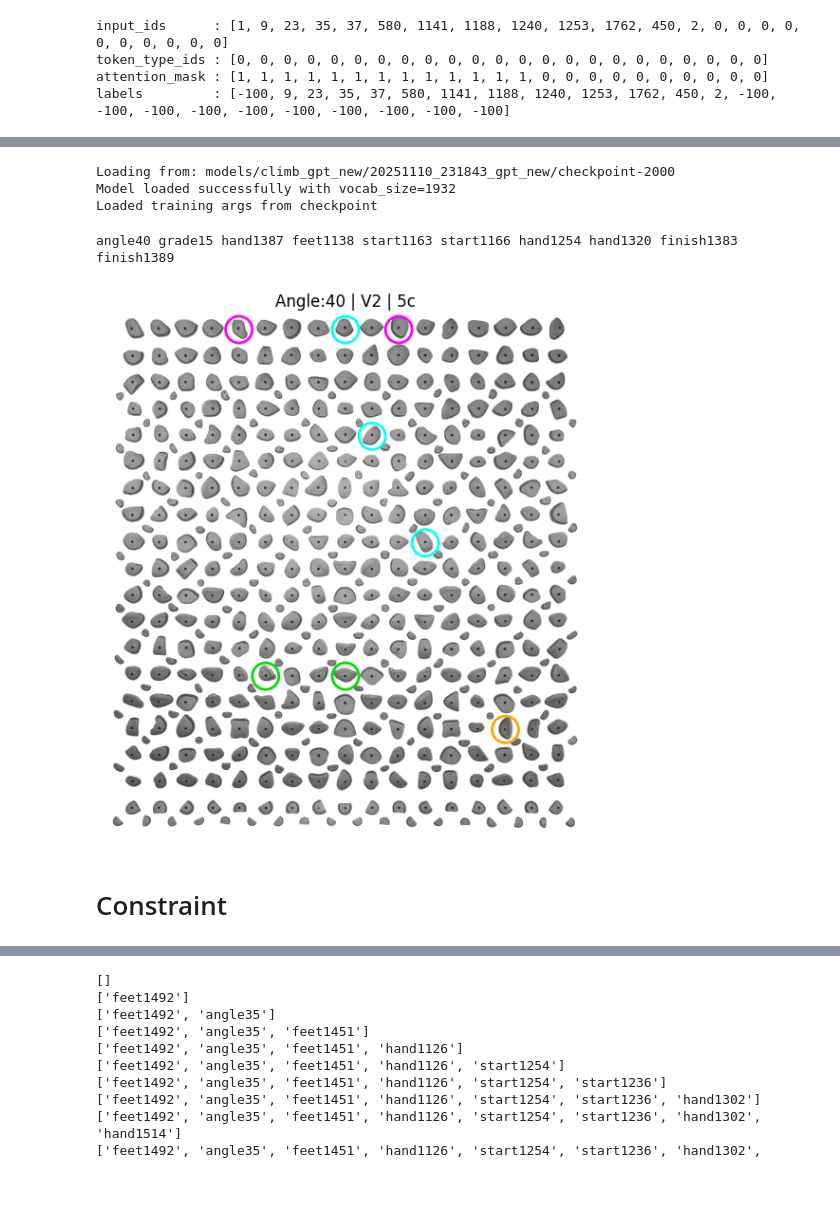
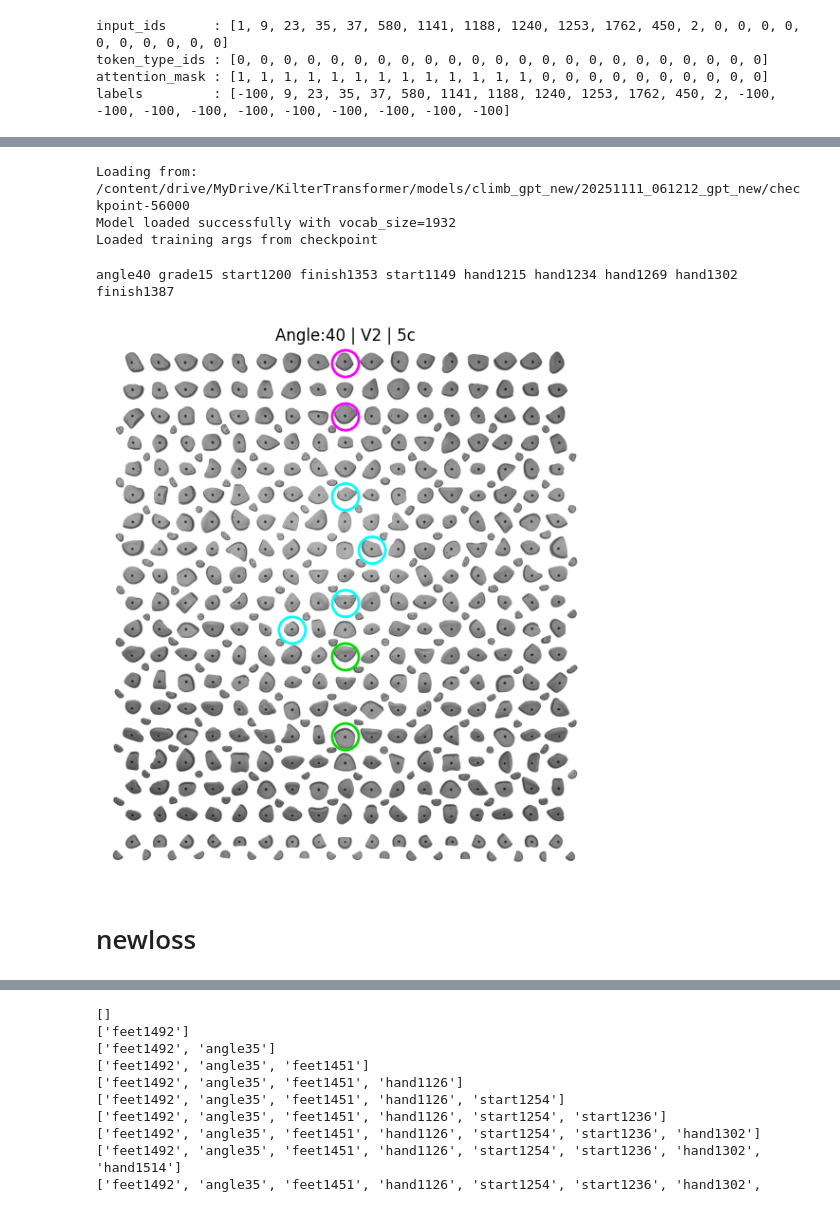
Before and after one commit to nnott3/KilterTransformer, a Jupyter notebook: notebooks/gpt_new.ipynb, the cells around one changed output, grey strips where cells are left out. Drawn from its saved outputs; the diff is of its cells as text; code cells hidden in the pictures.

Commit message:
trained default model (15epoch, 3.396 loss)

```diff
--- a/notebooks/gpt_new.ipynb
+++ b/notebooks/gpt_new.ipynb
@@ -52,12 +72,16 @@ from src.tokenizer import train_tokenizer, tokenize_datasets, build_vocab
 # %%
 project = "climb-gpt-new"
-run_name = f"{datetime.now().strftime('%Y%m%d_%H%M%S')}_gpt_new"
+use_custom_loss = False #############
+use_data_augment = False #############
+
+run_name = f"{datetime.now().strftime('%Y%m%d_%H%M%S')}_gpt_{'defaultloss' if not use_custom_loss else 'newloss'}_{'noaugment' if not use_data_augment else 'augmented'}"
 
 OUT_DIR = f"/content/drive/MyDrive/KilterTransformer/models/climb_gpt_new/{run_name}"
 # OUT_DIR = f"models/climb_gpt_new/{run_name}"
 
-device = "cpu" if torch.cpu.is_available() else "cpu"
+device = "cuda" if torch.cuda.is_available() else "cpu"
 print(f"Using device: {device}")
+
 dp = DataPreprocessing()
 datasets = dp.load_climbs()
 
@@ -74,10 +98,7 @@ datasets = {
 tokenizer = train_tokenizer(datasets, OUT_DIR)
 datasets = tokenize_datasets(datasets, tokenizer)
 
-wandb.init(
-    project=project,
-    name=run_name,
-    config={
+wandb_config={
         "n_embd": 256,
         "n_head": 4,
         "n_layer": 6,
@@ -85,14 +106,16 @@ wandb.init(
         "dropout": 0.1,
         "epochs": 20,
         "batch_size": 16,
-        "learning_rate": 1e-4,
+        "learning_rate": 1e-5,
         "weight_decay": 0.01,
         "gradient_accumulation_steps": 1,
         "early_stopping_patience": 5,
         "allow_empty_prompt": True,
         "min_prefix_len": 1,
-        "use_custom_loss": False,
-        "use_data_augment": False,
     }
+wandb.init(
+    project=project,
+    name=run_name,
+    config=wandb_config,
 )
 # %% [output]
@@ -748,20 +850,21 @@ datasets
 # %%
-load_gpt, load_trainer, load_tokenizer = KilterGPTExtended.load_from_checkpoint(OUT_DIR)
+load_gpt, load_trainer, load_tokenizer = KilterGPT.load_from_checkpoint(OUT_DIR, datasets)
 # %% [output]
-Loading from: models/climb_gpt_new/20251110_231843_gpt_new/checkpoint-2000
+Loading from: /content/drive/MyDrive/KilterTransformer/models/climb_gpt_new/20251111_061212_gpt_new/checkpoint-56000
 Model loaded successfully with vocab_size=1932
 Loaded training args from checkpoint
 # %%
-route = load_gpt.generate(prompt="angle40 grade15 hand1387 feet1138", max_length=25, temperature=0.7, top_k=5, do_sample=True, repetition_penalty=2)
-# load_gpt.generate_compare_with_dataset(datasets['train'], num_samples=2, prefix_lengths=[0,3], repetition_penalty=2)
-# load_gpt.visualize_predictions(datasets['test'], top_n= 4)
-# load_gpt.diagnose_model(datasets['train'])
+route = load_gpt.generate(prompt="angle40 grade15 start1200 finish1353", max_length=25, temperature=0.7, top_k=5, do_sample=True, repetition_penalty=2)
 print(route)
 from src.visualization import Visualization
 viz = Visualization()
 viz.plot_boulder(route)
+
+# load_gpt.generate_compare_with_dataset(datasets['train'], num_samples=2, prefix_lengths=[0,3], repetition_penalty=2)
+# load_gpt.visualize_predictions(datasets['test'], top_n= 4)
+# load_gpt.diagnose_model(datasets['train'])
 # %% [output]
-angle40 grade15 hand1387 feet1138 start1163 start1166 hand1254 hand1320 finish1383 finish1389
+angle40 grade15 start1200 finish1353 start1149 hand1215 hand1234 hand1269 hand1302 finish1387
-[figure, old version]
+[figure, new version]
 # %% [markdown]
-# Constraint
+# newloss
```
Also changed, not shown: parts of 26 cells of this notebook.
